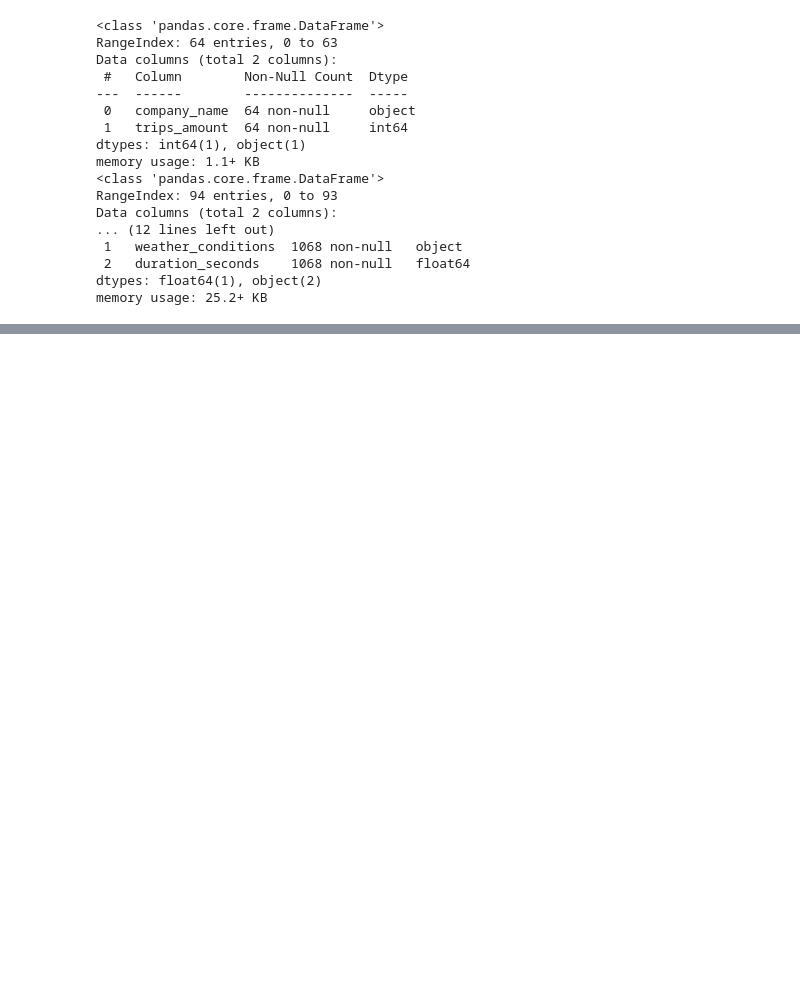
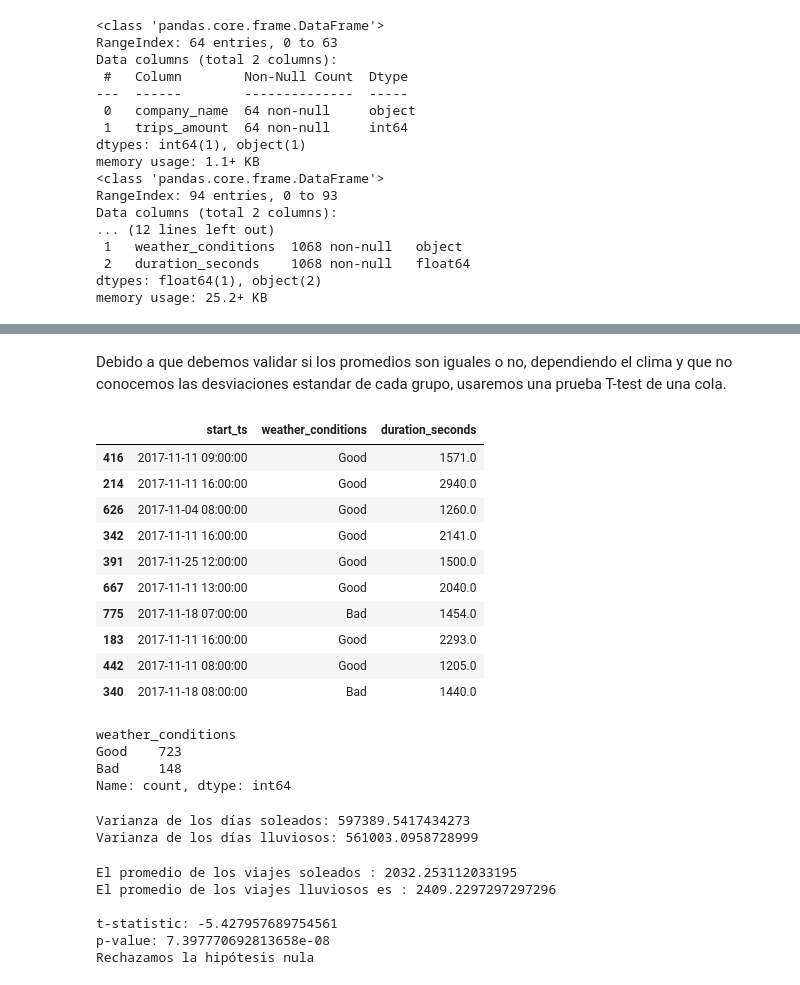
Before and after one commit to santicar1809/zuber, a Jupyter notebook: analisis.ipynb, the cells around one changed output, grey strips where cells are left out. Saved outputs shown, nothing was run; the diff lists cells and outputs as text; code cells hidden in the pictures; blank space fills up the shorter version.

```diff
--- a/analisis.ipynb
+++ b/analisis.ipynb
@@ -70,0 +75,4 @@ memory usage: 25.2+ KB
+# %%
+#Cambiamos el tipo de dato a datetime
+loop_trips['start_ts']=pd.to_datetime(loop_trips['start_ts'])
+loop_trips.info()
@@ -70,0 +143,6 @@ memory usage: 25.2+ KB
+# %%
+#Al tener un porcentaje de duplicados tan grande, los eliminamos.
+loop_trips.drop_duplicates(inplace=True)
+print('Duplicados loop_trips:\n',loop_trips.duplicated().sum())
+print()
+print(loop_trips.info())
@@ -70,0 +246,50 @@ memory usage: 25.2+ KB
+# %% [markdown]
+Debido a que debemos validar si los promedios son iguales o no, dependiendo el clima y que no conocemos las desviaciones estandar de cada grupo, usaremos una prueba T-test de una cola.
+# %%
+#Revisamos el dataframe de los viajes
+loop_trips.sample(10)
+# %% [output]
+|  | start_ts | weather_conditions | duration_seconds |
+| 416 | 2017-11-11 09:00:00 | Good | 1571.0 |
+| 214 | 2017-11-11 16:00:00 | Good | 2940.0 |
+| 626 | 2017-11-04 08:00:00 | Good | 1260.0 |
+| 342 | 2017-11-11 16:00:00 | Good | 2141.0 |
+| 391 | 2017-11-25 12:00:00 | Good | 1500.0 |
+| 667 | 2017-11-11 13:00:00 | Good | 2040.0 |
+| 775 | 2017-11-18 07:00:00 | Bad | 1454.0 |
+| 183 | 2017-11-11 16:00:00 | Good | 2293.0 |
+| 442 | 2017-11-11 08:00:00 | Good | 1205.0 |
+| 340 | 2017-11-18 08:00:00 | Bad | 1440.0 |
+# %%
+loop_trips['weather_conditions'].value_counts()
+# %% [output]
+weather_conditions
+Good    723
+Bad     148
+Name: count, dtype: int64
+# %%
+#Separamos los datos de días lluviosos y dias soleados
+good_trips=loop_trips[loop_trips['weather_conditions']=='Good']['duration_seconds']
+bad_trips=loop_trips[loop_trips['weather_conditions']=='Bad']['duration_seconds']
+var_good=np.var(good_trips)
+var_bad=np.var(bad_trips)
+print(f'Varianza de los días soleados: {var_good}\nVarianza de los días lluviosos: {var_bad}')
+# %% [output]
+Varianza de los días soleados: 597389.5417434273
+Varianza de los días lluviosos: 561003.0958728999
+# %%
+#Hacemos la prueba de hipotesis
+alpha=0.05
+results=st.ttest_ind(good_trips,bad_trips)
+print(f'El promedio de los viajes soleados : {good_trips.mean()}\nEl promedio de los viajes lluviosos es : {bad_trips.mean()}\n\nt-statistic: {results[0]}\np-value: {results[1]}')
+if results.pvalue < alpha: # comparar el valor p con el umbral
+    print("Rechazamos la hipótesis nula")
+else:
+    print("No podemos rechazar la hipótesis nula")
+# %% [output]
+El promedio de los viajes soleados : 2032.253112033195
+El promedio de los viajes lluviosos es : 2409.2297297297296
+
+t-statistic: -5.427957689754561
+p-value: 7.397770692813658e-08
+Rechazamos la hipótesis nula
```
Also changed, not shown: parts of 25 cells of this notebook.
